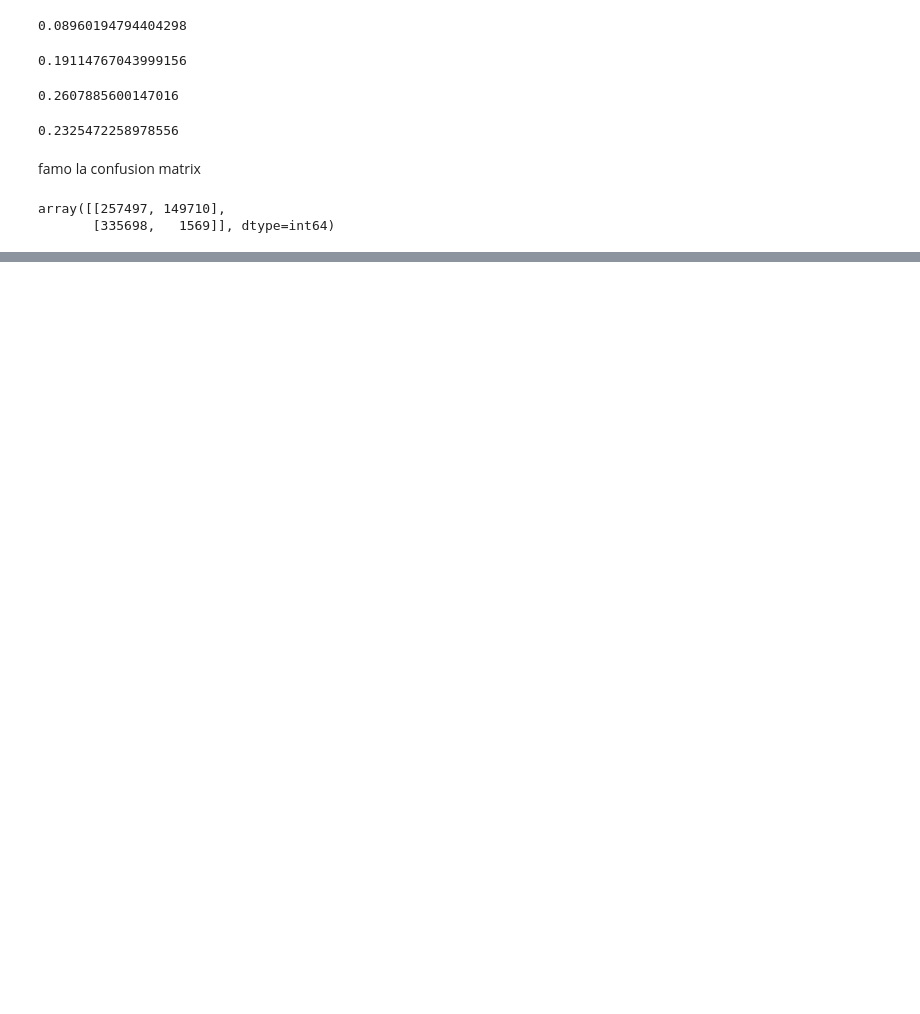
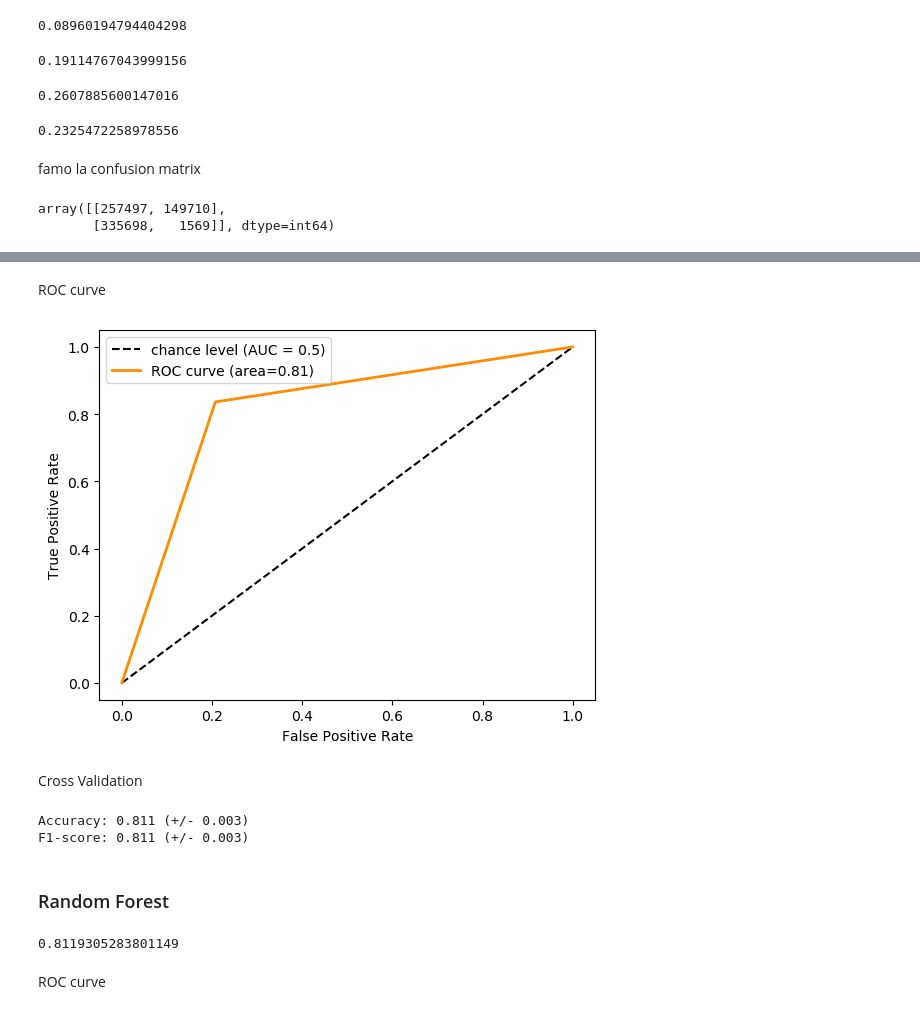
Before and after one commit to giocioc/IML-1, a Jupyter notebook: code/mainNotebook.ipynb, the cells around one changed output, grey strips where cells are left out. Drawn from its saved outputs; the diff is of its cells as text; code cells hidden in the pictures; blank space fills up the shorter version.

```diff
--- a/code/mainNotebook.ipynb
+++ b/code/mainNotebook.ipynb
@@ -522,0 +667,4 @@ array([0, 1, 0, 0, 1, 1, 1, 0, 0, 1, 0, 1, 1, 1, 1, 1, 1, 0, 1, 1, 1, 1,
+# %%
+clf = DecisionTreeClassifier(criterion='gini', max_depth=None,
+                             min_samples_split=1500, min_samples_leaf=20)
+clf.fit(X_train, y_train)
@@ -522,0 +678,6 @@ array([0, 1, 0, 0, 1, 1, 1, 0, 0, 1, 0, 1, 1, 1, 1, 1, 1, 0, 1, 1, 1, 1,
+# %%
+y_pred = clf.predict(X_test)
+print('Accuracy Test %s' % accuracy_score(y_test, y_pred))
+print('F1-score Test %s' % f1_score(y_test, y_pred, average=None))
+print(classification_report(y_test, y_pred))
+confusion_matrix(y_test, y_pred)
@@ -522,0 +697,2 @@ array([0, 1, 0, 0, 1, 1, 1, 0, 0, 1, 0, 1, 1, 1, 1, 1, 1, 0, 1, 1, 1, 1,
+# %% [markdown]
+ROC curve
@@ -522,0 +701,15 @@ array([0, 1, 0, 0, 1, 1, 1, 0, 0, 1, 0, 1, 1, 1, 1, 1, 1, 0, 1, 1, 1, 1,
+# %%
+fpr, tpr, _ = roc_curve(y_test, y_pred)
+roc_auc = auc(fpr, tpr)
+roc_auc = roc_auc_score(y_test, y_pred, average=None)
+# %%
+plt.plot([0, 1], [0, 1], "k--", label="chance level (AUC = 0.5)")
+plt.plot(fpr, tpr, color='darkorange', lw=2, label=f'ROC curve (area={roc_auc:.2f})')
+plt.xlabel("False Positive Rate")
+plt.ylabel("True Positive Rate")
+plt.legend()
+plt.show()
+# %% [output]
+[figure, added]
+# %% [markdown]
+Cross Validation
@@ -522,0 +719,11 @@ array([0, 1, 0, 0, 1, 1, 1, 0, 0, 1, 0, 1, 1, 1, 1, 1, 1, 0, 1, 1, 1, 1,
+# %%
+scores = cross_val_score(clf, X_train, y_train, cv=10)
+print('Accuracy: %0.3f (+/- %0.3f)' % (scores.mean(), scores.std() * 2))
+
+scores = cross_val_score(clf, X_train, y_train, cv=10, scoring='f1_macro')
+print('F1-score: %0.3f (+/- %0.3f)' % (scores.mean(), scores.std() * 2))
+# %% [output]
+Accuracy: 0.811 (+/- 0.003)
+F1-score: 0.811 (+/- 0.003)
+# %% [markdown]
+### Random Forest
@@ -522,0 +739,8 @@ array([0, 1, 0, 0, 1, 1, 1, 0, 0, 1, 0, 1, 1, 1, 1, 1, 1, 0, 1, 1, 1, 1,
+# %%
+clf.fit(X_train, y_train)
+y_pred = clf.predict(X_test)
+accuracy_score(y_test, y_pred)
+# %% [output]
+0.8119305283801149
+# %% [markdown]
+ROC curve
```
Also changed, not shown: parts of 50 cells of this notebook.
